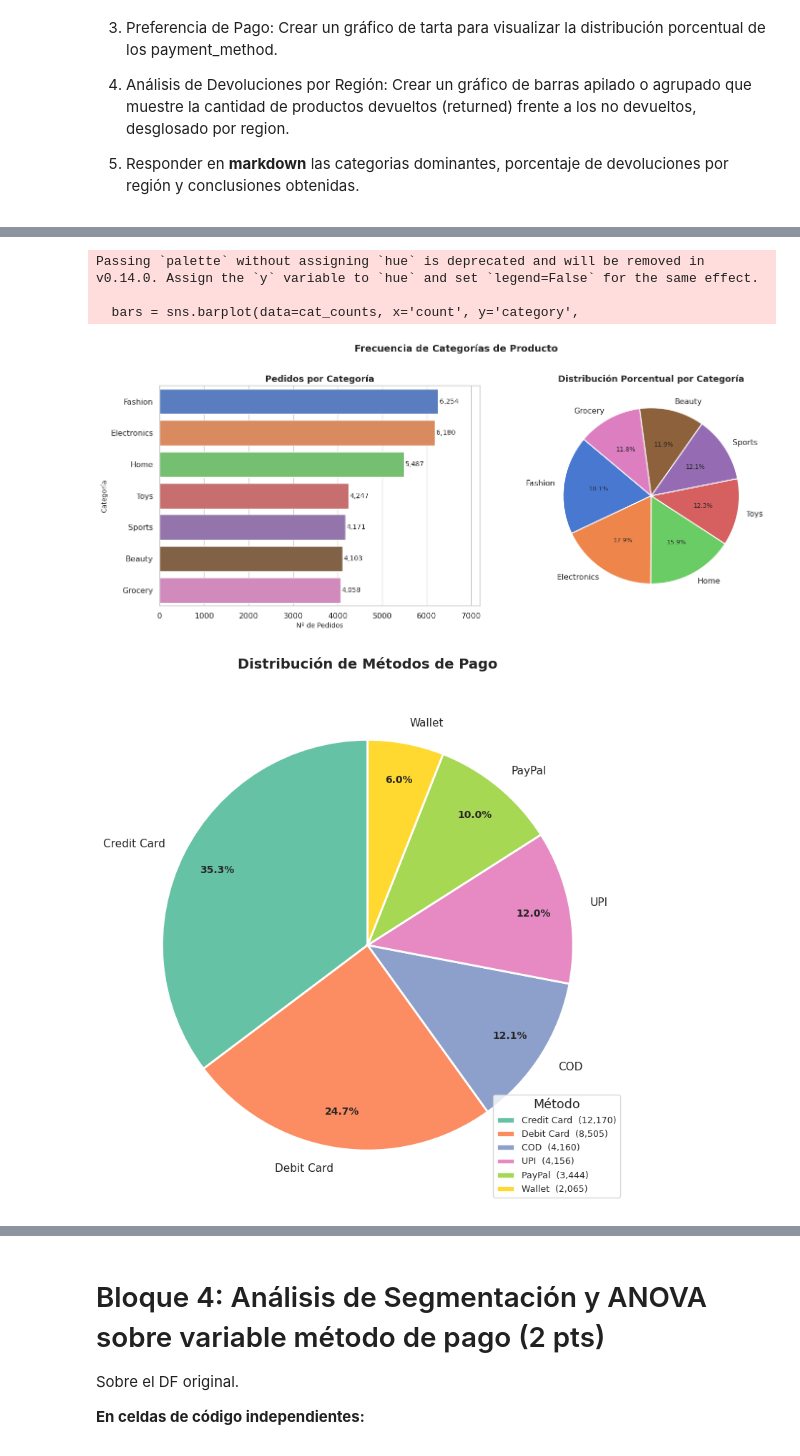
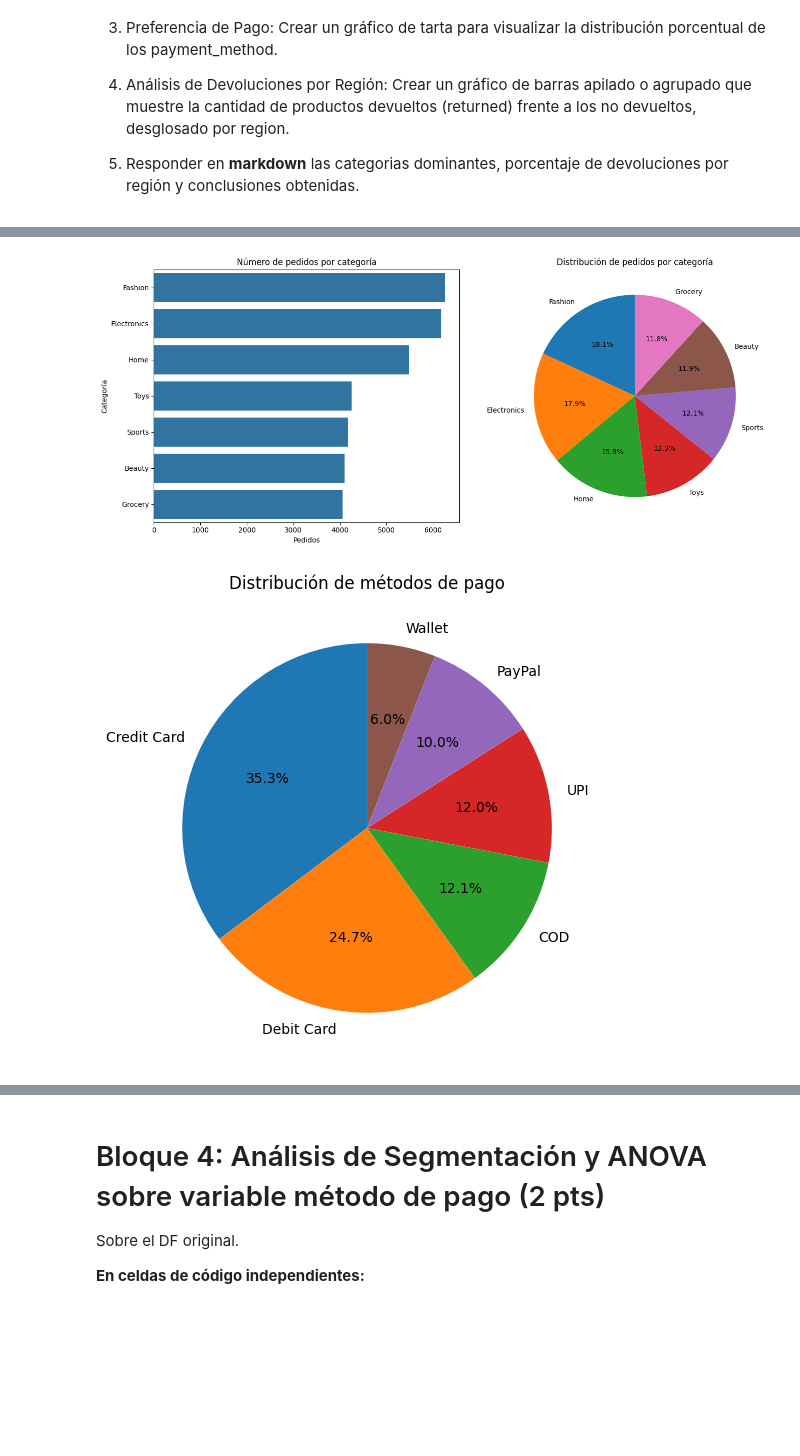
Before and after one commit to iriveraf01/Python-2526, a Jupyter notebook: AD/TrabajoTema3/Trabajo_Final.ipynb, the cells around one changed output, grey strips where cells are left out. Saved outputs shown, nothing was run; the diff lists cells and outputs as text; code cells hidden in the pictures; blank space fills up the shorter version.

```diff
--- a/AD/TrabajoTema3/Trabajo_Final.ipynb
+++ b/AD/TrabajoTema3/Trabajo_Final.ipynb
@@ -293,73 +310,50 @@ for var in variables:
 # %%
-sns.set_theme(style='whitegrid', font_scale=1.05)
+cat_counts = df['category'].value_counts()
 
-cat_counts = df['category'].value_counts().reset_index()
-cat_counts.columns = ['category', 'count']
+fig, axes = plt.subplots(1, 2, figsize=(14,6))
 
-palette = sns.color_palette('muted', len(cat_counts))
+# --- barras ---
+sns.barplot(
+    x=cat_counts.values,
+    y=cat_counts.index,
+    ax=axes[0]
+)
 
-fig, axes = plt.subplots(1, 2, figsize=(15, 6))
+axes[0].set_title("Número de pedidos por categoría")
+axes[0].set_xlabel("Pedidos")
+axes[0].set_ylabel("Categoría")
 
-# ── Barras ────────────────────────────────────────────────────────────────────
-bars = sns.barplot(data=cat_counts, x='count', y='category',
-                   palette=palette, ax=axes[0])
-for p in axes[0].patches:
-    axes[0].annotate(f'{int(p.get_width()):,}',
-                     (p.get_width() + 30, p.get_y() + p.get_height() / 2),
-                     va='center', fontsize=10)
-axes[0].set_title('Pedidos por Categoría', fontsize=13, fontweight='bold')
-axes[0].set_xlabel('Nº de Pedidos', fontsize=10)
-axes[0].set_ylabel('Categoría', fontsize=10)
-axes[0].set_xlim(0, cat_counts['count'].max() * 1.15)
 
-# ── Tarta ─────────────────────────────────────────────────────────────────────
-wedges, texts, autotexts = axes[1].pie(
-    cat_counts['count'],
-    labels=cat_counts['category'],
+# --- tarta ---
+axes[1].pie(
+    cat_counts.values,
+    labels=cat_counts.index,
     autopct='%1.1f%%',
-    colors=palette,
-    startangle=140,
-    wedgeprops={'edgecolor': 'white', 'linewidth': 1.5}
+    startangle=90
 )
-for at in autotexts:
-    at.set_fontsize(9)
-axes[1].set_title('Distribución Porcentual por Categoría', fontsize=13, fontweight='bold')
 
-fig.suptitle('Frecuencia de Categorías de Producto', fontsize=14, fontweight='bold', y=1.01)
+axes[1].set_title("Distribución de pedidos por categoría")
+
+
 plt.tight_layout()
 plt.show()
 # %% [output]
-Passing `palette` without assigning `hue` is deprecated and will be removed in v0.14.0. Assign the `y` variable to `hue` and set `legend=False` for the same effect.
-
-  bars = sns.barplot(data=cat_counts, x='count', y='category',
-[figure, old version]
+[figure, new version]
 # %%
-pay_counts = df['payment_method'].value_counts()
-palette    = sns.color_palette('Set2', len(pay_counts))
+payment_counts = df['payment_method'].value_counts()
 
-fig, ax = plt.subplots(figsize=(8, 8))
+plt.figure(figsize=(6,6))
 
-wedges, texts, autotexts = ax.pie(
-    pay_counts.values,
-    labels=pay_counts.index,
+plt.pie(
+    payment_counts.values,
+    labels=payment_counts.index,
     autopct='%1.1f%%',
-    colors=palette,
-    startangle=90,
-    pctdistance=0.82,
-    wedgeprops={'edgecolor': 'white', 'linewidth': 2}
+    startangle=90
 )
-for t in texts:
-    t.set_fontsize(11)
-for at in autotexts:
-    at.set_fontsize(10)
-    at.set_fontweight('bold')
 
-ax.set_title('Distribución de Métodos de Pago', fontsize=14, fontweight='bold', pad=20)
-ax.legend(wedges, [f'{l}  ({v:,})' for l, v in zip(pay_counts.index, pay_counts.values)],
-          title='Método', loc='lower right', fontsize=9)
+plt.title("Distribución de métodos de pago")
 
-plt.tight_layout()
 plt.show()
 # %% [output]
-[figure, old version]
+[figure, new version]
 # %%
```
Also changed, not shown: parts of 30 cells of this notebook, 2 other files.
